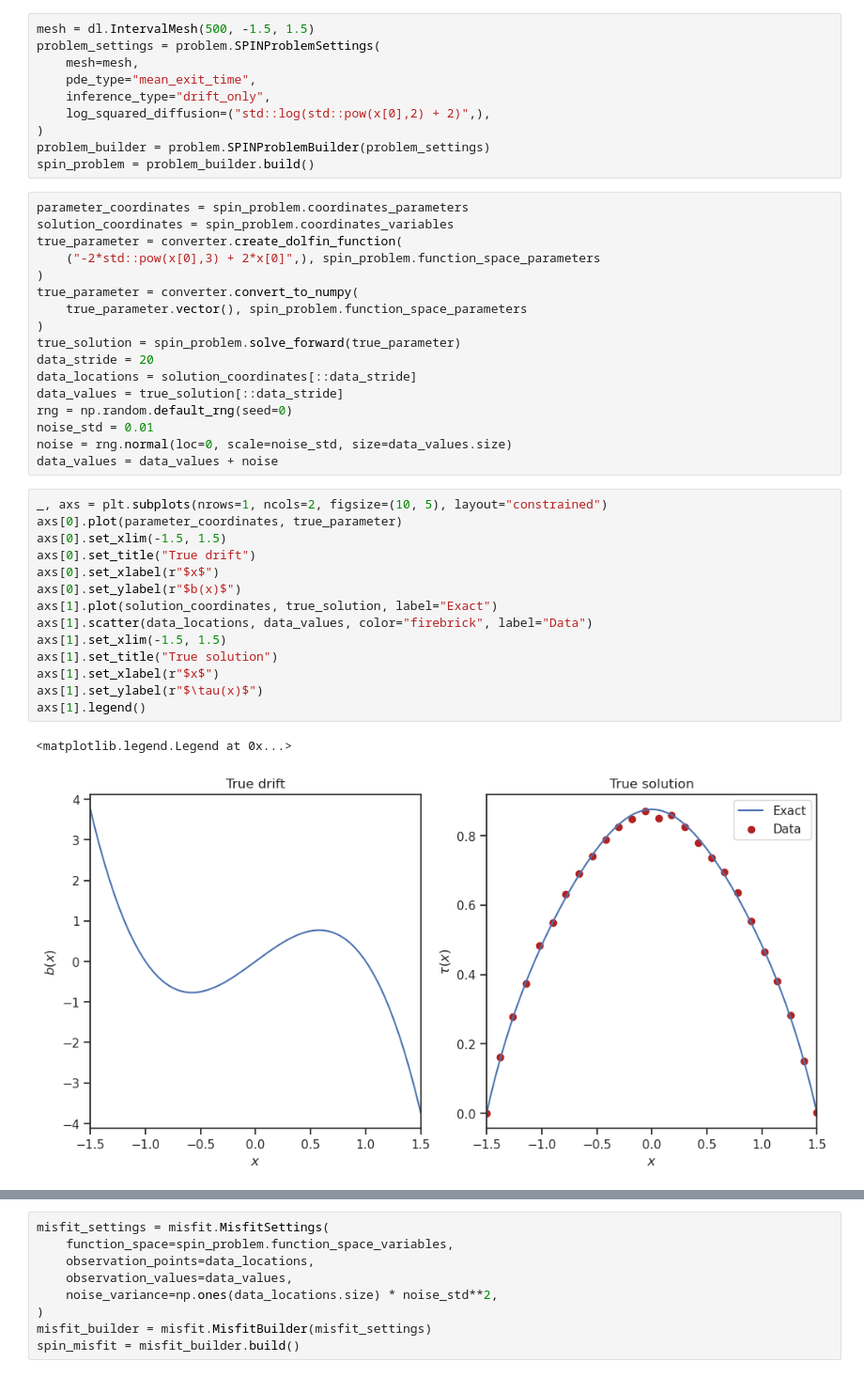
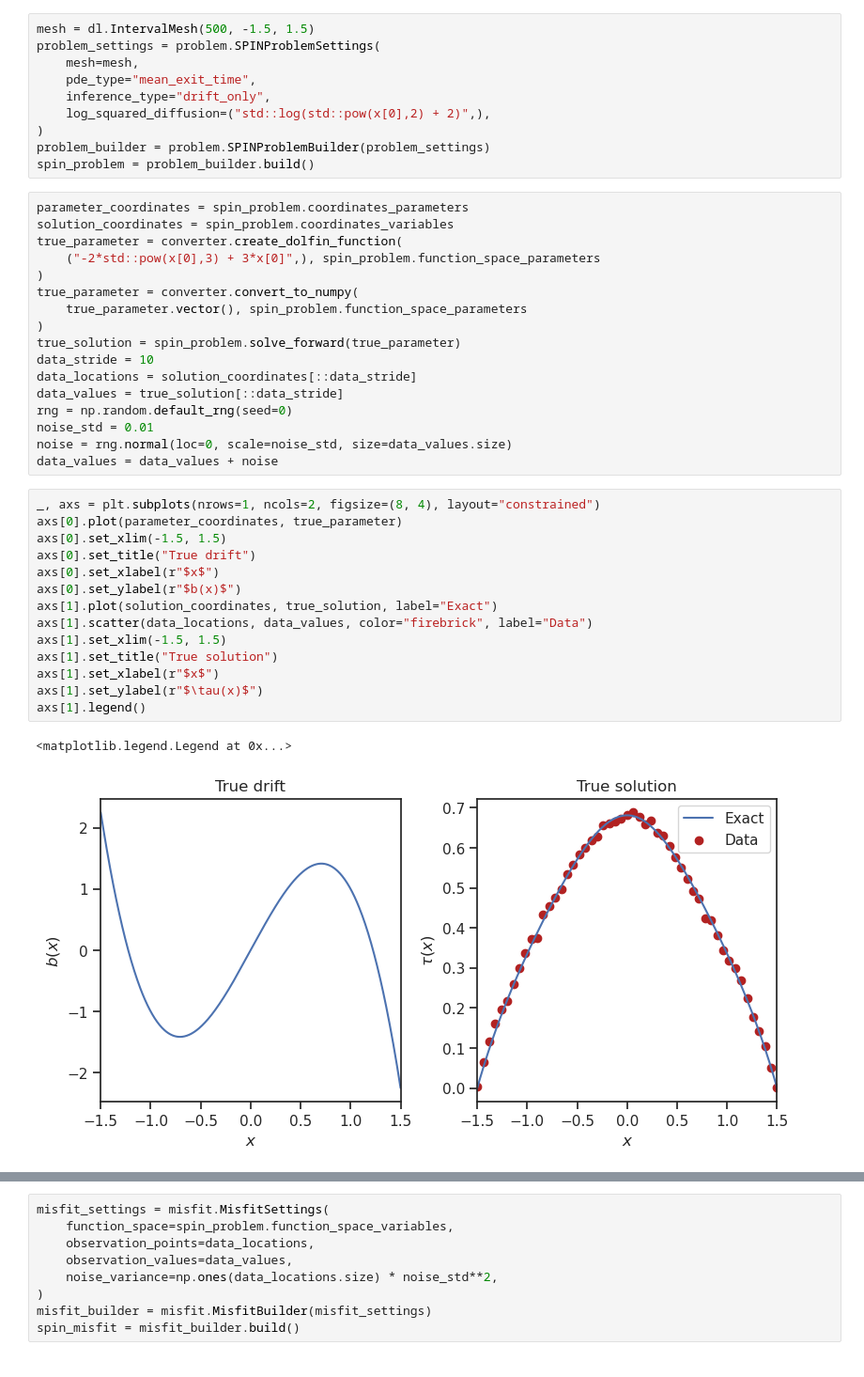
Before and after one commit to maximilian-kruse/SPIN, a Jupyter notebook: examples/1D_drift_mfpt.ipynb, the cells around one changed output, grey strips where cells are left out. Shown at 94% size. Saved outputs shown, nothing was run; the diff lists cells and outputs as text.

```diff
--- a/examples/1D_drift_mfpt.ipynb
+++ b/examples/1D_drift_mfpt.ipynb
@@ -24,13 +24,13 @@ spin_problem = problem_builder.build()
 parameter_coordinates = spin_problem.coordinates_parameters
 solution_coordinates = spin_problem.coordinates_variables
 true_parameter = converter.create_dolfin_function(
-    ("-2*std::pow(x[0],3) + 2*x[0]",), spin_problem.function_space_parameters
+    ("-2*std::pow(x[0],3) + 3*x[0]",), spin_problem.function_space_parameters
 )
 true_parameter = converter.convert_to_numpy(
     true_parameter.vector(), spin_problem.function_space_parameters
 )
 true_solution = spin_problem.solve_forward(true_parameter)
-data_stride = 20
+data_stride = 10
 data_locations = solution_coordinates[::data_stride]
 data_values = true_solution[::data_stride]
 rng = np.random.default_rng(seed=0)
@@ -38,19 +38,19 @@ noise_std = 0.01
 noise = rng.normal(loc=0, scale=noise_std, size=data_values.size)
 data_values = data_values + noise
 # %%
-_, axs = plt.subplots(nrows=1, ncols=2, figsize=(10, 5), layout="constrained")
+_, axs = plt.subplots(nrows=1, ncols=2, figsize=(8, 4), layout="constrained")
 axs[0].plot(parameter_coordinates, true_parameter)
 axs[0].set_xlim(-1.5, 1.5)
 axs[0].set_title("True drift")
 axs[0].set_xlabel(r"$x$")
 axs[0].set_ylabel(r"$b(x)$")
 axs[1].plot(solution_coordinates, true_solution, label="Exact")
 axs[1].scatter(data_locations, data_values, color="firebrick", label="Data")
 axs[1].set_xlim(-1.5, 1.5)
 axs[1].set_title("True solution")
 axs[1].set_xlabel(r"$x$")
 axs[1].set_ylabel(r"$\tau(x)$")
 axs[1].legend()
 # %% [output]
 <matplotlib.legend.Legend at 0x...>
-[figure, old version]
+[figure, new version]
```
Also changed, not shown: parts of 7 cells of this notebook, 7 other files.
